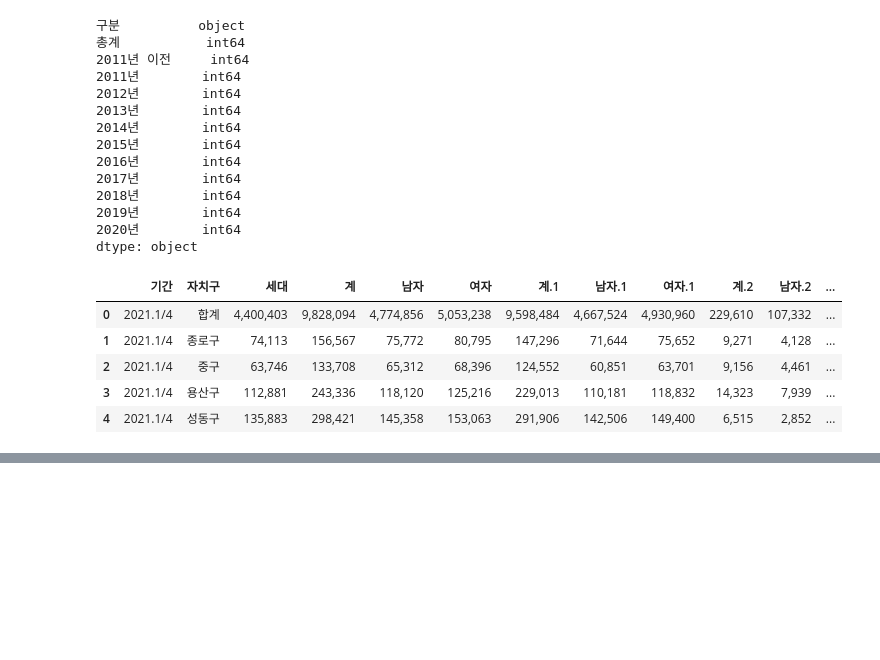
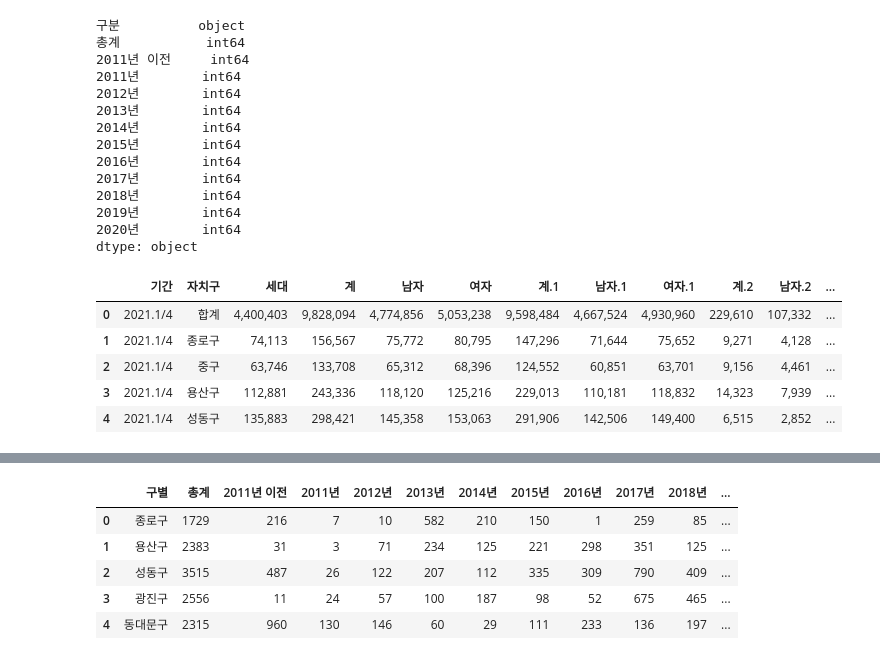
Before and after one commit to du0san/test_pandas, a Jupyter notebook: test_pandas.py.ipynb, the cells around one changed output, grey strips where cells are left out. Saved outputs shown, nothing was run; the diff lists cells and outputs as text; code cells hidden in the pictures; blank space fills up the shorter version.

```diff
--- a/test_pandas.py.ipynb
+++ b/test_pandas.py.ipynb
@@ -552,0 +565,10 @@ pop_seoul.sort_values(by='인구수', ascending=False).head(5)
+# %%
+dr = pd.merge(cctv, pop_seoul, on='구별')
+dr.head()
+# %% [output]
+|  | 구별 | 총계 | 2011년 이전 | 2011년 | 2012년 | 2013년 | 2014년 | 2015년 | 2016년 | 2017년 | 2018년 | ... |
+| 0 | 종로구 | 1729 | 216 | 7 | 10 | 582 | 210 | 150 | 1 | 259 | 85 | ... |
+| 1 | 용산구 | 2383 | 31 | 3 | 71 | 234 | 125 | 221 | 298 | 351 | 125 | ... |
+| 2 | 성동구 | 3515 | 487 | 26 | 122 | 207 | 112 | 335 | 309 | 790 | 409 | ... |
+| 3 | 광진구 | 2556 | 11 | 24 | 57 | 100 | 187 | 98 | 52 | 675 | 465 | ... |
+| 4 | 동대문구 | 2315 | 960 | 130 | 146 | 60 | 29 | 111 | 233 | 136 | 197 | ... |
```
Also changed, not shown: parts of 43 cells of this notebook, 6 other files.
